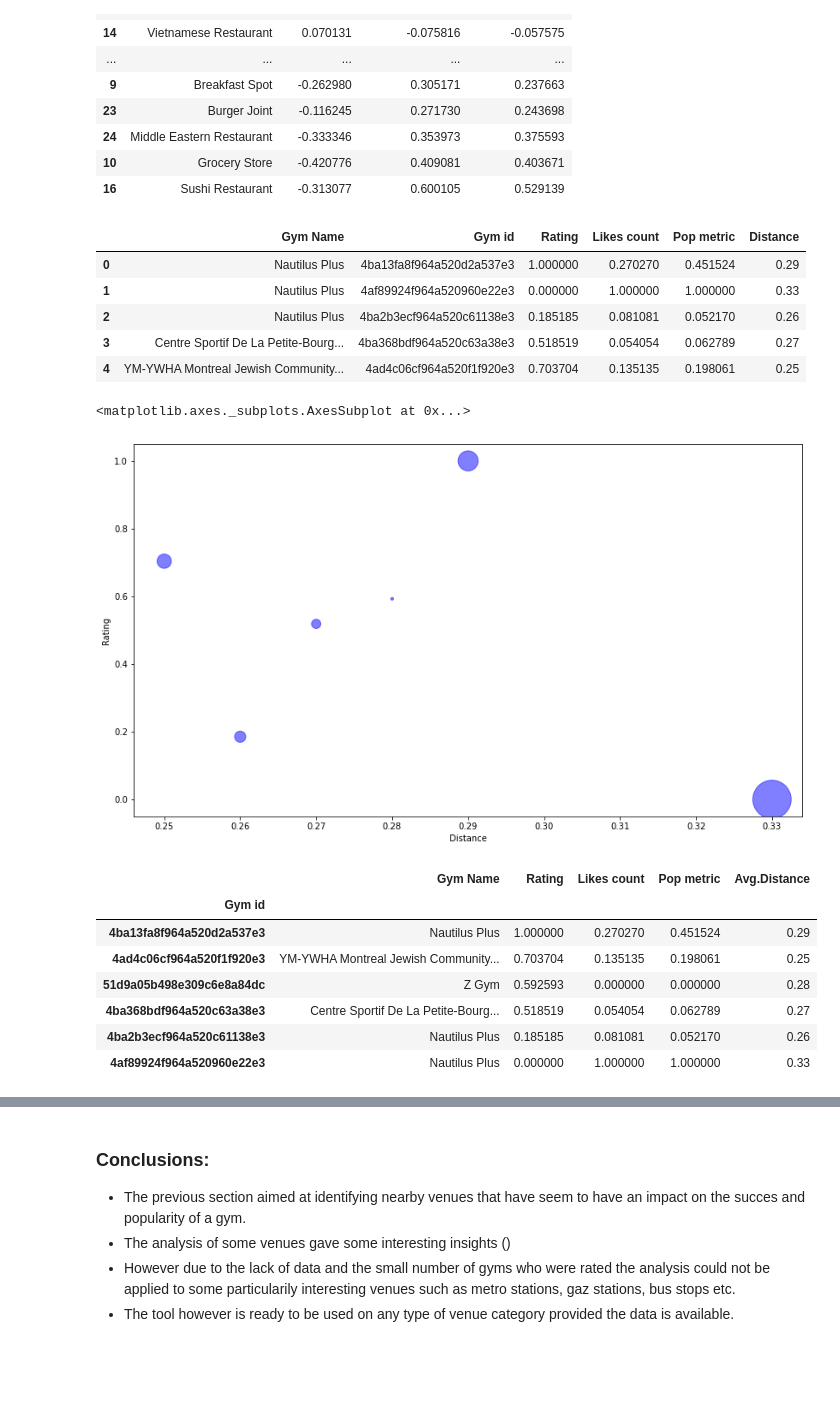
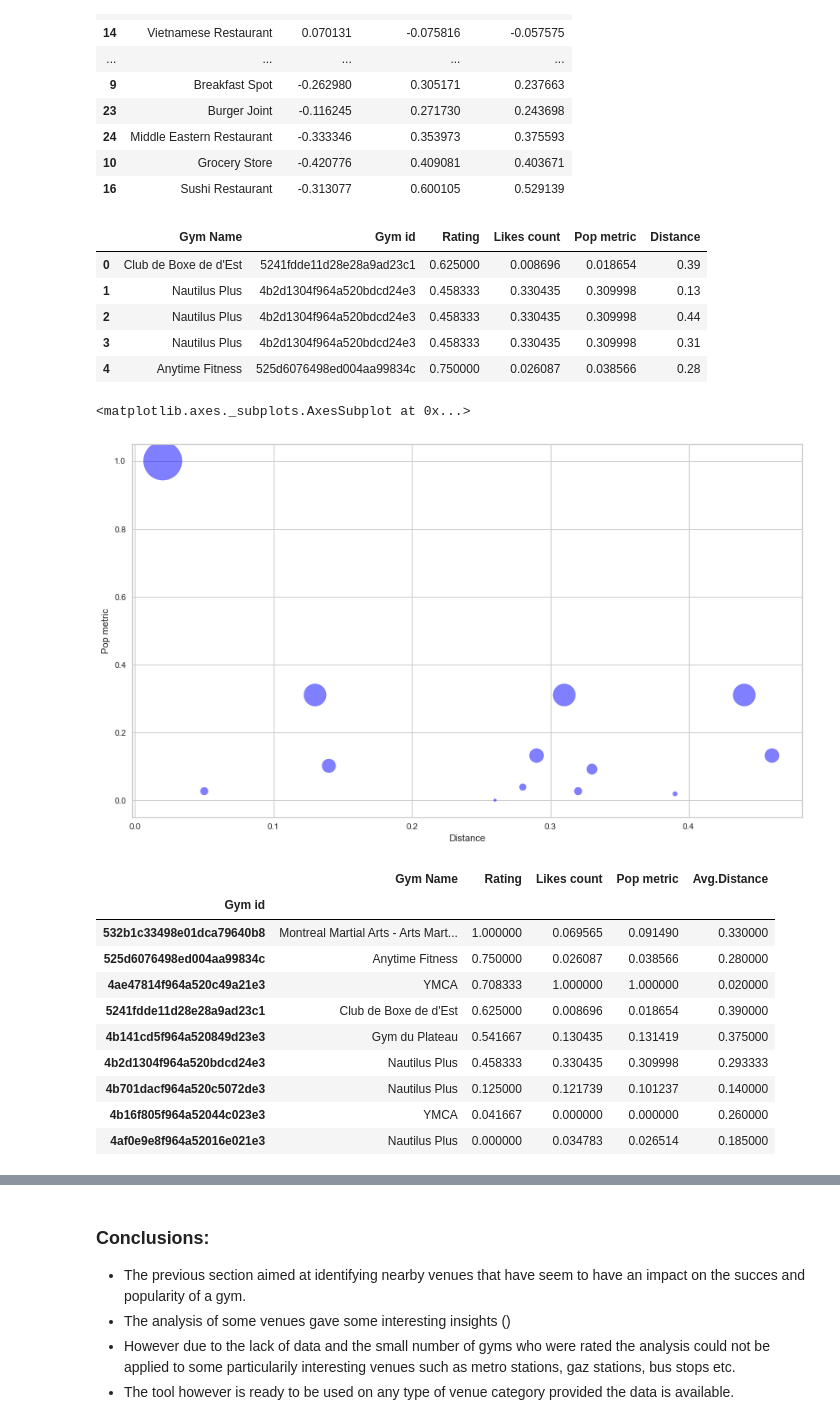
Before and after one commit to mobench/Coursera_Capstone, a Jupyter notebook: Gym_area_analysis/Gym_area_analysis.ipynb, the cells around one changed output, grey strips where cells are left out. Cells and saved outputs as stored; diff of their text form; code cells hidden in the pictures; blank space fills up the shorter version.

```diff
--- a/Gym_area_analysis/Gym_area_analysis.ipynb
+++ b/Gym_area_analysis/Gym_area_analysis.ipynb
@@ -471,32 +460,32 @@ print(' done.')
 # %%
 # Analyzing a specific venue category that seems promising:
 
-venue_category = 'Gas Station'
+venue_category = 'Pizza Place'
 specific_venue_dist, norm_likes = gym_venue_dist(venue_category,gym_venues_df)
 specific_venue_dist.head()
 # %% [output]
 |  | Gym Name | Gym id | Rating | Likes count | Pop metric | Distance |
-| 0 | Nautilus Plus | 4ba13fa8f964a520d2a537e3 | 1.000000 | 0.270270 | 0.451524 | 0.29 |
-| 1 | Nautilus Plus | 4af89924f964a520960e22e3 | 0.000000 | 1.000000 | 1.000000 | 0.33 |
-| 2 | Nautilus Plus | 4ba2b3ecf964a520c61138e3 | 0.185185 | 0.081081 | 0.052170 | 0.26 |
-| 3 | Centre Sportif De La Petite-Bourg... | 4ba368bdf964a520c63a38e3 | 0.518519 | 0.054054 | 0.062789 | 0.27 |
-| 4 | YM-YWHA Montreal Jewish Community... | 4ad4c06cf964a520f1f920e3 | 0.703704 | 0.135135 | 0.198061 | 0.25 |
+| 0 | Club de Boxe de d'Est | 5241fdde11d28e28a9ad23c1 | 0.625000 | 0.008696 | 0.018654 | 0.39 |
+| 1 | Nautilus Plus | 4b2d1304f964a520bdcd24e3 | 0.458333 | 0.330435 | 0.309998 | 0.13 |
+| 2 | Nautilus Plus | 4b2d1304f964a520bdcd24e3 | 0.458333 | 0.330435 | 0.309998 | 0.44 |
+| 3 | Nautilus Plus | 4b2d1304f964a520bdcd24e3 | 0.458333 | 0.330435 | 0.309998 | 0.31 |
+| 4 | Anytime Fitness | 525d6076498ed004aa99834c | 0.750000 | 0.026087 | 0.038566 | 0.28 |
 # %%
 # Plotting the ratings versus the distances to the specific venue category:
 specific_venue_dist.plot(kind='scatter',
                     x='Distance',
-                    y='Rating',
+                    y='Pop metric',
                     figsize=(14, 8),
                     alpha=0.5, # transparency
                     color='blue',
                     s=norm_likes*2000  + 10  # pass in the weights
                     )
 
 # Comments on the analysis of rating = f(distance):
 # - See that the more the distance from other gyms/training centers increases rating increases too.
 # %% [output]
 <matplotlib.axes._subplots.AxesSubplot at 0x...>
-[figure, old version]
+[figure, new version]
 # %%
 # The dataframe built contains the distances between the training centers and each of their nearby venues that belong to the category specified.
 # We now build a dataframe with the average distance of each training center to this category of nearby venues:
@@ -513,12 +502,15 @@ specific_venue_avgdist.head(20)
 # %% [output]
 |  | Gym Name | Rating | Likes count | Pop metric | Avg.Distance |
 | Gym id |  |  |  |  |  |
-| 4ba13fa8f964a520d2a537e3 | Nautilus Plus | 1.000000 | 0.270270 | 0.451524 | 0.29 |
-| 4ad4c06cf964a520f1f920e3 | YM-YWHA Montreal Jewish Community... | 0.703704 | 0.135135 | 0.198061 | 0.25 |
-| 51d9a05b498e309c6e8a84dc | Z Gym | 0.592593 | 0.000000 | 0.000000 | 0.28 |
-| 4ba368bdf964a520c63a38e3 | Centre Sportif De La Petite-Bourg... | 0.518519 | 0.054054 | 0.062789 | 0.27 |
-| 4ba2b3ecf964a520c61138e3 | Nautilus Plus | 0.185185 | 0.081081 | 0.052170 | 0.26 |
-| 4af89924f964a520960e22e3 | Nautilus Plus | 0.000000 | 1.000000 | 1.000000 | 0.33 |
+| 532b1c33498e01dca79640b8 | Montreal Martial Arts - Arts Mart... | 1.000000 | 0.069565 | 0.091490 | 0.330000 |
+| 525d6076498ed004aa99834c | Anytime Fitness | 0.750000 | 0.026087 | 0.038566 | 0.280000 |
+| 4ae47814f964a520c49a21e3 | YMCA | 0.708333 | 1.000000 | 1.000000 | 0.020000 |
+| 5241fdde11d28e28a9ad23c1 | Club de Boxe de d'Est | 0.625000 | 0.008696 | 0.018654 | 0.390000 |
+| 4b141cd5f964a520849d23e3 | Gym du Plateau | 0.541667 | 0.130435 | 0.131419 | 0.375000 |
+| 4b2d1304f964a520bdcd24e3 | Nautilus Plus | 0.458333 | 0.330435 | 0.309998 | 0.293333 |
+| 4b701dacf964a520c5072de3 | Nautilus Plus | 0.125000 | 0.121739 | 0.101237 | 0.140000 |
+| 4b16f805f964a52044c023e3 | YMCA | 0.041667 | 0.000000 | 0.000000 | 0.260000 |
+| 4af0e9e8f964a52016e021e3 | Nautilus Plus | 0.000000 | 0.034783 | 0.026514 | 0.185000 |
 # %%
 specific_venue_avgdist[['Rating', 'Likes count', 'Pop metric', 'Avg.Distance']].corr()
 # %% [output]
```
Also changed, not shown: parts of 17 cells of this notebook.
